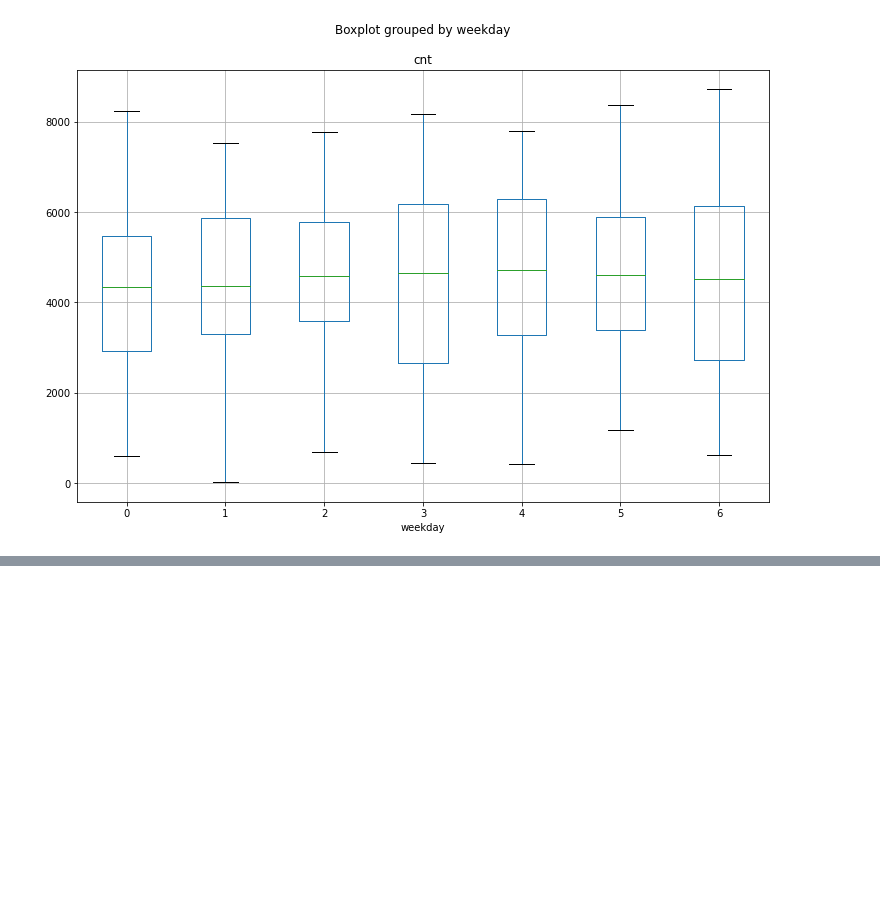
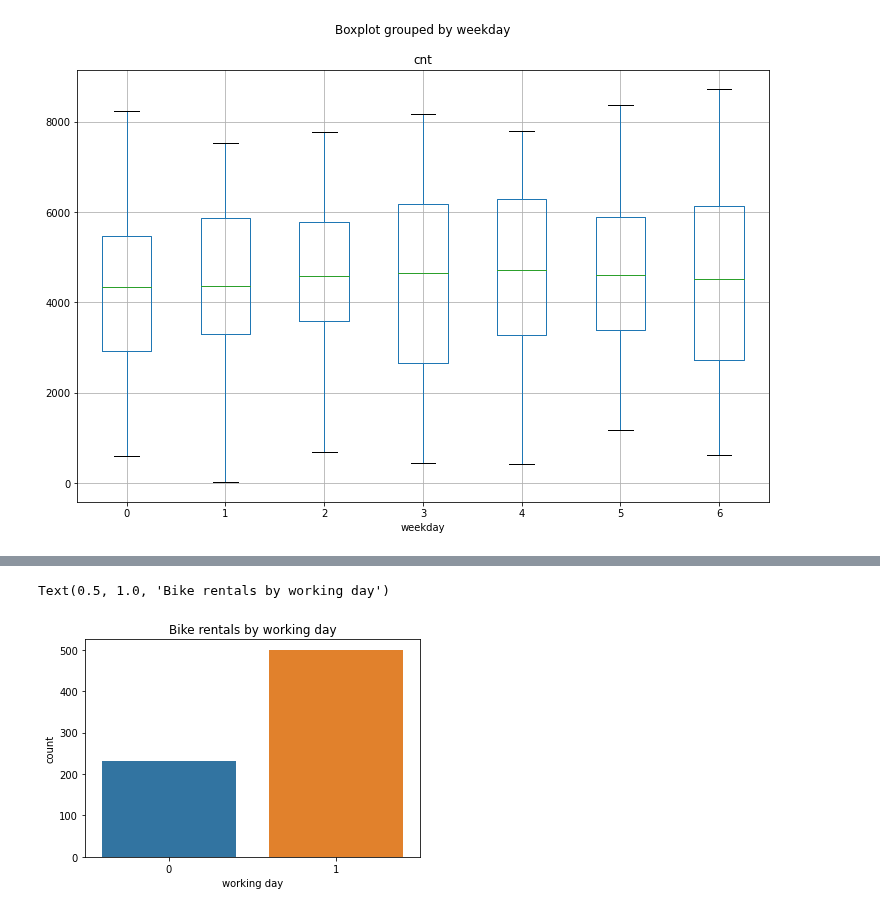
Before and after one commit to MashaKubyshina/Data_Science_Scripts, a Jupyter notebook: Regression_on_"day"_bike_sharing_dataset.ipynb, the cells around one changed output, grey strips where cells are left out. Cells and saved outputs as stored; diff of their text form; code cells hidden in the pictures; blank space fills up the shorter version.

```diff
--- a/Regression_on_"day"_bike_sharing_dataset.ipynb
+++ b/Regression_on_"day"_bike_sharing_dataset.ipynb
@@ -875,3 +1084,11 @@ df.boxplot('cnt', by='weekday', figsize=(12,8), grid=True)
+# %%
+sns.countplot(x = 'workingday', data = df)
+plt.xlabel('working day')
+plt.ylabel('count')
+plt.title('Bike rentals by working day')
+# %% [output]
+Text(0.5, 1.0, 'Bike rentals by working day')
+[figure, added]
 # %% [markdown]
 **Conclusion**
 
```
Also changed, not shown: parts of 24 cells of this notebook.
